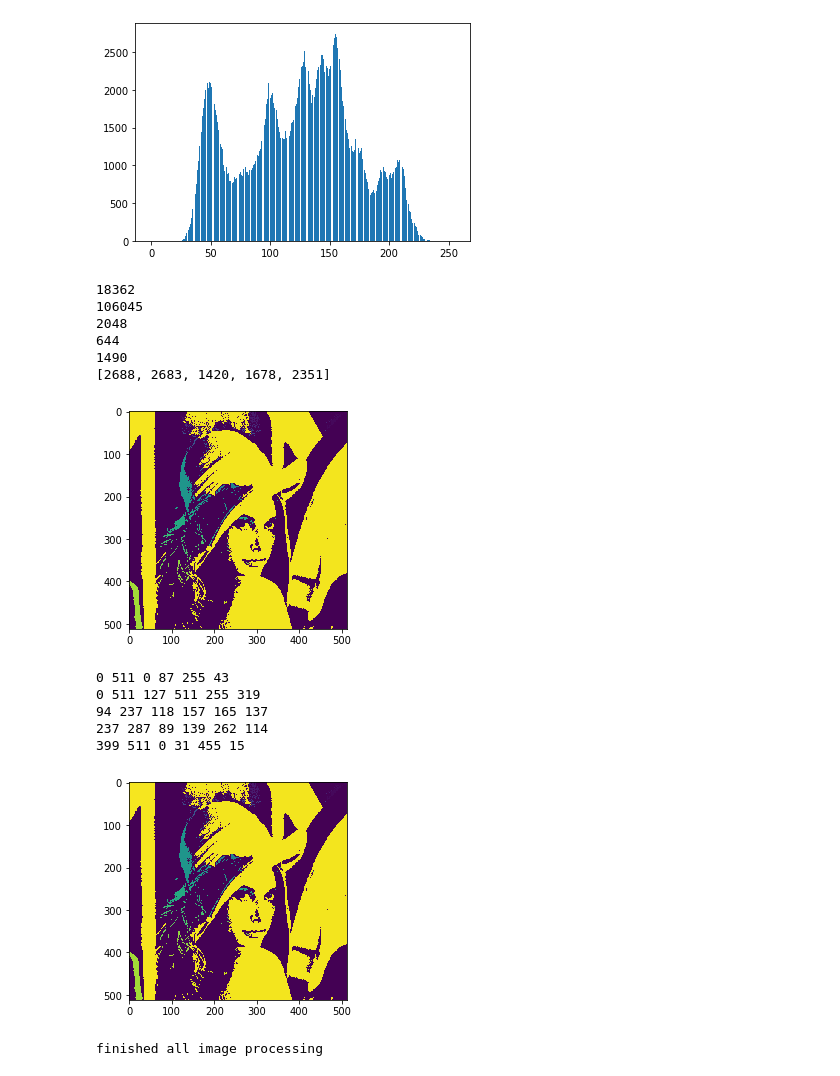
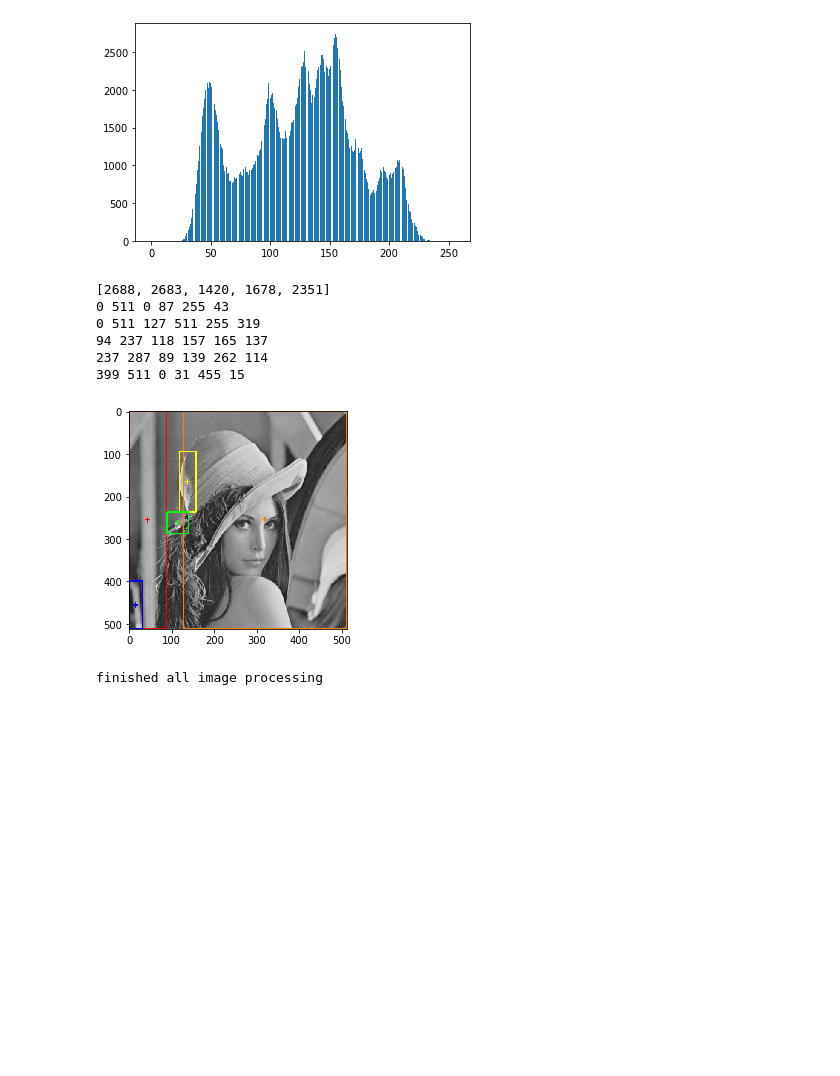
Before and after one commit to Alfons0329/CV_Fall_2019, a Jupyter notebook: HW2/python/hw2.ipynb, the cells around one changed output. Saved outputs shown, nothing was run; the diff lists cells and outputs as text; code cells hidden in the pictures; blank space fills up the shorter version.

```diff
--- a/HW2/python/hw2.ipynb
+++ b/HW2/python/hw2.ipynb
@@ -31,20 +31,21 @@ def img_binarize(img_in):
     return (img_in > 0x7f) * 0xff
 
 ########## IO ##############
-img = cv2.imread('lena.bmp', 0)
-#plt.imshow(img, cmap = 'gray')
-#plt.show()
+img = cv2.imread('lena.bmp', cv2.IMREAD_GRAYSCALE)
+plt.imshow(img, cmap = 'gray')
+plt.show()
 
 img_binarized = img_binarize(img)
-#plt.imshow(img_binarized, cmap = 'gray')
+plt.imshow(img_binarized, cmap = 'gray')
 plt.savefig('lena_binarized.png', cmap = 'gray')
-#plt.show()
+plt.show()
 
 img_hist(img)
 
 ######### CC part ##########
 parent_label = []
 cc_img = (img_binarized == 0xff) * 1
+rgb_img = cv2.imread('lena.bmp', cv2.IMREAD_COLOR)
 
 def union_find(label):
     original_label = label
@@ -58,17 +59,14 @@ def union_find(label):
     return label
 
 def draw_rect(u, d, l, r, color):
-    cv2.rectangle(cc_img, (u, l), (d, r), color, 3)
-    return 0
+    cv2.rectangle(rgb_img, (l, u), (r, d), color, 2)
 
 def draw_cent(cen_i, cen_j, color):
-    cv2.line(cc_img, (min(0, cen_i - 20), min(0, cen_i - 20)), (max(0, cen_i - 20), max(0, cen_i - 20)), color, 3)
-    cv2.line(cc_img, (min(0, cen_j - 20), min(0, cen_j - 20)), (max(0, cen_j - 20), max(0, cen_j - 20)), color, 3)
-    return 0
+    cv2.line(rgb_img, (cen_j - 5, cen_i), (cen_j + 5, cen_i), color, 2)
+    cv2.line(rgb_img, (cen_j, cen_i - 5), (cen_j, cen_i + 5), color, 2)
 
 def connected_components():
     # set parent label
-    # plt.imshow(cc_img, cmap = 'gray')
     row, col = cc_img.shape
     for i in range(row * col):
         parent_label.append(i)
@@ -130,52 +128,49 @@ def connected_components():
     for i in range(0, row):
         for j in range(0, col):
             if cc_img[i, j] and cc_img[i, j] not in cc_value and mymap[cc_img[i, j]] > LABEL_THRESHOLD:
-                print(mymap[cc_img[i, j]])
                 cc_value.append(cc_img[i, j])
 
+    # draw rectangle and cross
     print(cc_value)
-
     for i in cc_value:
         cc_pos[i] = []
+
 
     for i in range(0, row):
         for j in range(0, col):
             if cc_img[i, j] and mymap[cc_img[i, j]] > LABEL_THRESHOLD:
                 cc_pos[cc_img[i, j]].append((i, j))
 
-    plt.imshow(cc_img)
-    plt.show()
+    rainbow = [(255, 0, 0), (255, 127, 0), (255, 255, 0), (0, 255, 0), (0, 0, 255), (148, 0, 211)]
+    rainbow_idx = 0
+
     for each_cc_value in cc_value:
         u = min(cc_pos[each_cc_value], key = lambda i : i [0])[0]
         d = max(cc_pos[each_cc_value], key = lambda i : i [0])[0]
         l = min(cc_pos[each_cc_value], key = lambda i : i [1])[1]
         r = max(cc_pos[each_cc_value], key = lambda i : i [1])[1]
 
         cen_i = (u + d) // 2
         cen_j = (l + r) // 2
 
         print(u, d, l, r, cen_i, cen_j)
-        draw_rect(u, d, l, r, (0xff, 0, 0))
-        draw_cent(cen_i, cen_j, (0xff, 0, 0))
+        draw_rect(u, d, l, r, rainbow[rainbow_idx])
+        draw_cent(cen_i, cen_j, rainbow[rainbow_idx])
+        rainbow_idx += 1
 
 
 connected_components()
-plt.imshow(cc_img)
+plt.imshow(rgb_img)
+plt.savefig('lena_connected_components.png')
 plt.show()
 print('finished all image processing')
 # %% [output]
 [figure]
-18362
-106045
-2048
-644
-1490
 [2688, 2683, 1420, 1678, 2351]
+0 511 0 87 255 43
+0 511 127 511 255 319
+94 237 118 157 165 137
+237 287 89 139 262 114
+399 511 0 31 455 15
-[figure, old version]
+[figure, new version]
-0 511 0 87 255 43
-0 511 127 511 255 319
-94 237 118 157 165 137
-237 287 89 139 262 114
-399 511 0 31 455 15
+finished all image processing
-[figure, removed]
-finished all image processing
```
Also changed, not shown: 2 other files.
